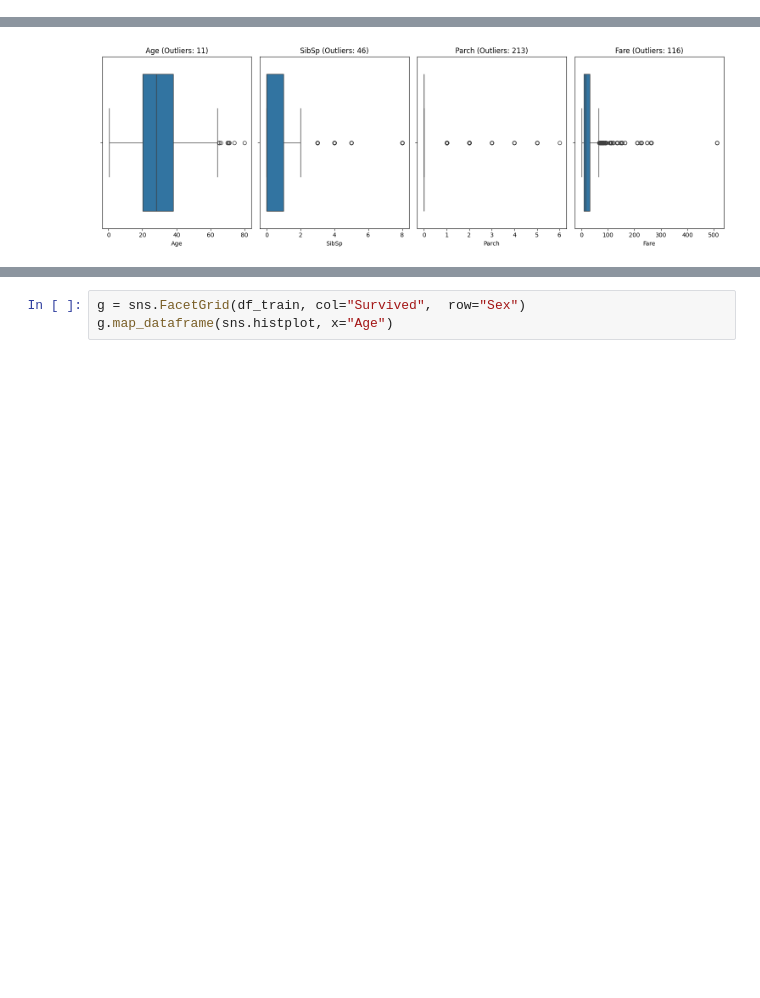
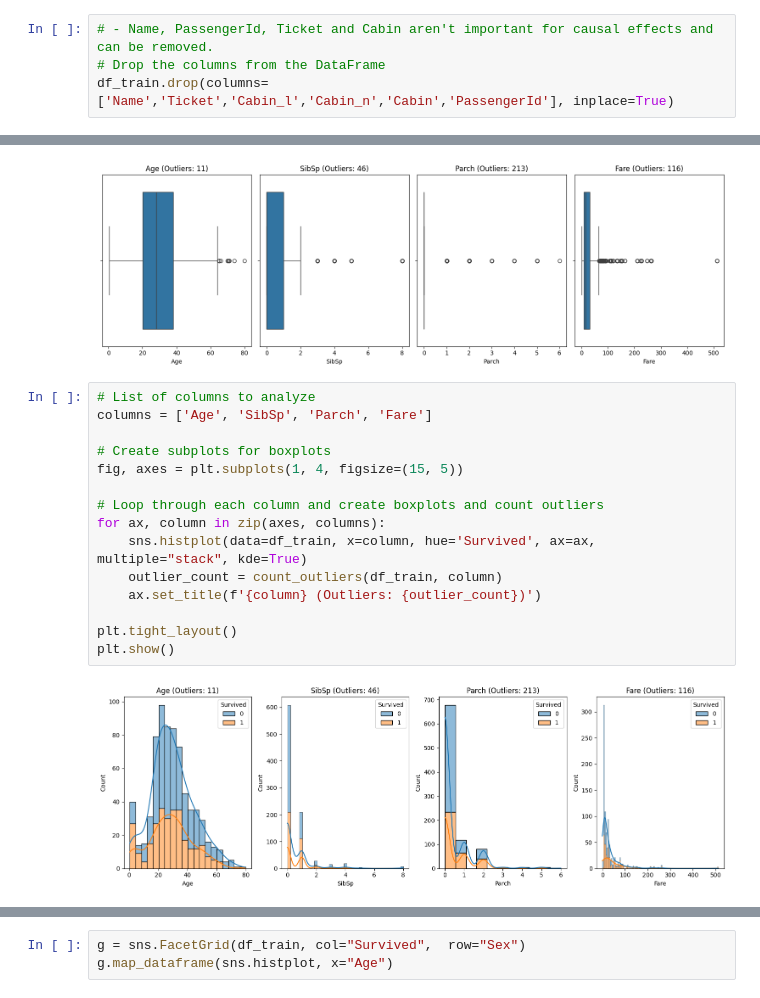
Before and after one commit to moreira-and/kaggle-ml-classification-titanic, a Jupyter notebook: notebooks/titanic_eda.ipynb, the cells around one changed output, grey strips where cells are left out. Saved outputs shown, nothing was run; the diff lists cells and outputs as text; blank space fills up the shorter version.

```diff
--- a/notebooks/titanic_eda.ipynb
+++ b/notebooks/titanic_eda.ipynb
@@ -262,0 +254,4 @@ TypeError: 'int' object is not subscriptable
+# %%
+# - Name, PassengerId, Ticket and Cabin aren't important for causal effects and can be removed.
+# Drop the columns from the DataFrame
+df_train.drop(columns=['Name','Ticket','Cabin_l','Cabin_n','Cabin','PassengerId'], inplace=True)
@@ -289,3 +358,20 @@ plt.tight_layout()
 plt.show()
 # %% [output]
 [figure]
+# %%
+# List of columns to analyze
+columns = ['Age', 'SibSp', 'Parch', 'Fare']
+
+# Create subplots for boxplots
+fig, axes = plt.subplots(1, 4, figsize=(15, 5))
+
+# Loop through each column and create boxplots and count outliers
+for ax, column in zip(axes, columns):
+    sns.histplot(data=df_train, x=column, hue='Survived', ax=ax, multiple="stack", kde=True)
+    outlier_count = count_outliers(df_train, column)
+    ax.set_title(f'{column} (Outliers: {outlier_count})')
+
+plt.tight_layout()
+plt.show()
+# %% [output]
+[figure, added]
```
Also changed, not shown: parts of 26 cells of this notebook.
